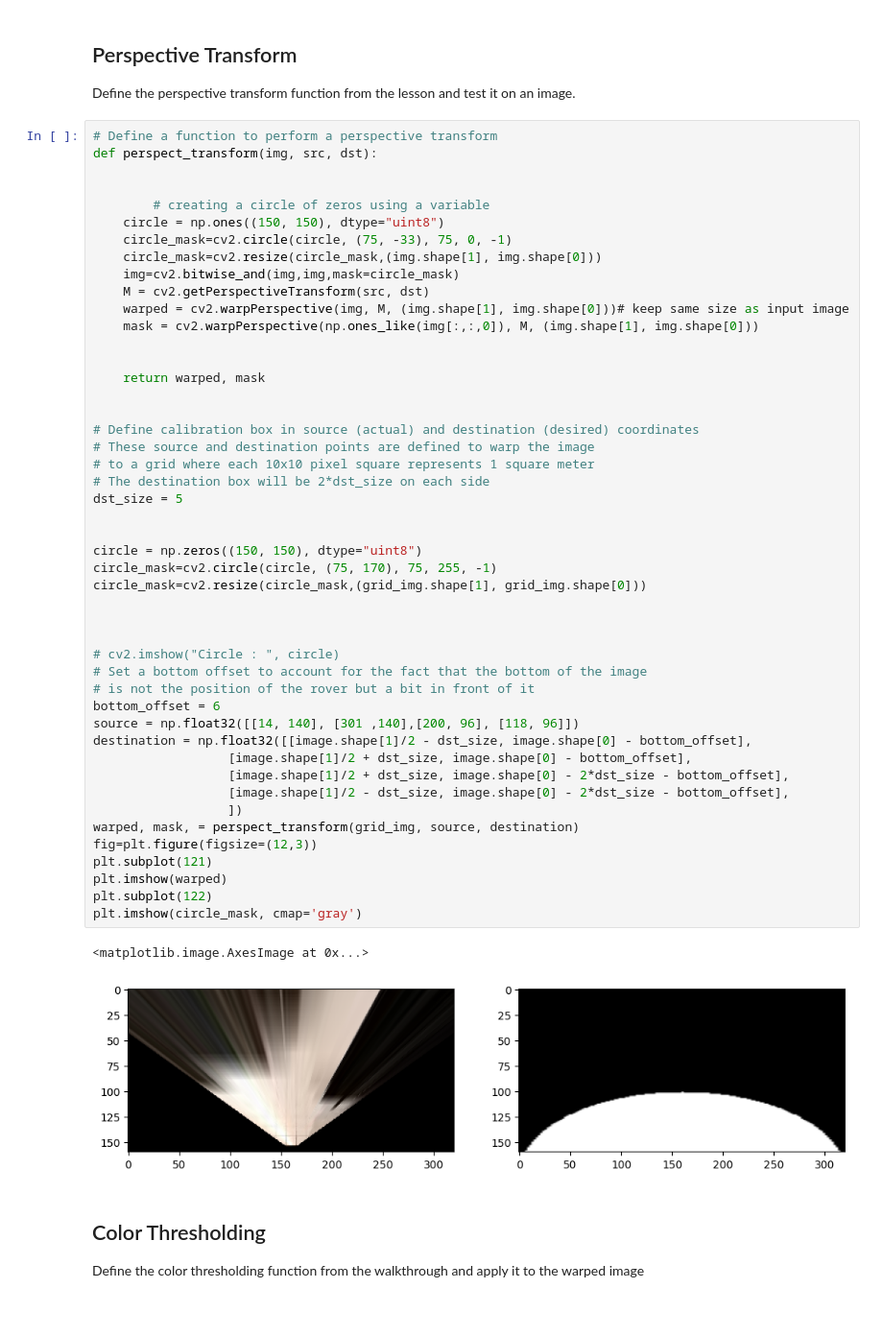
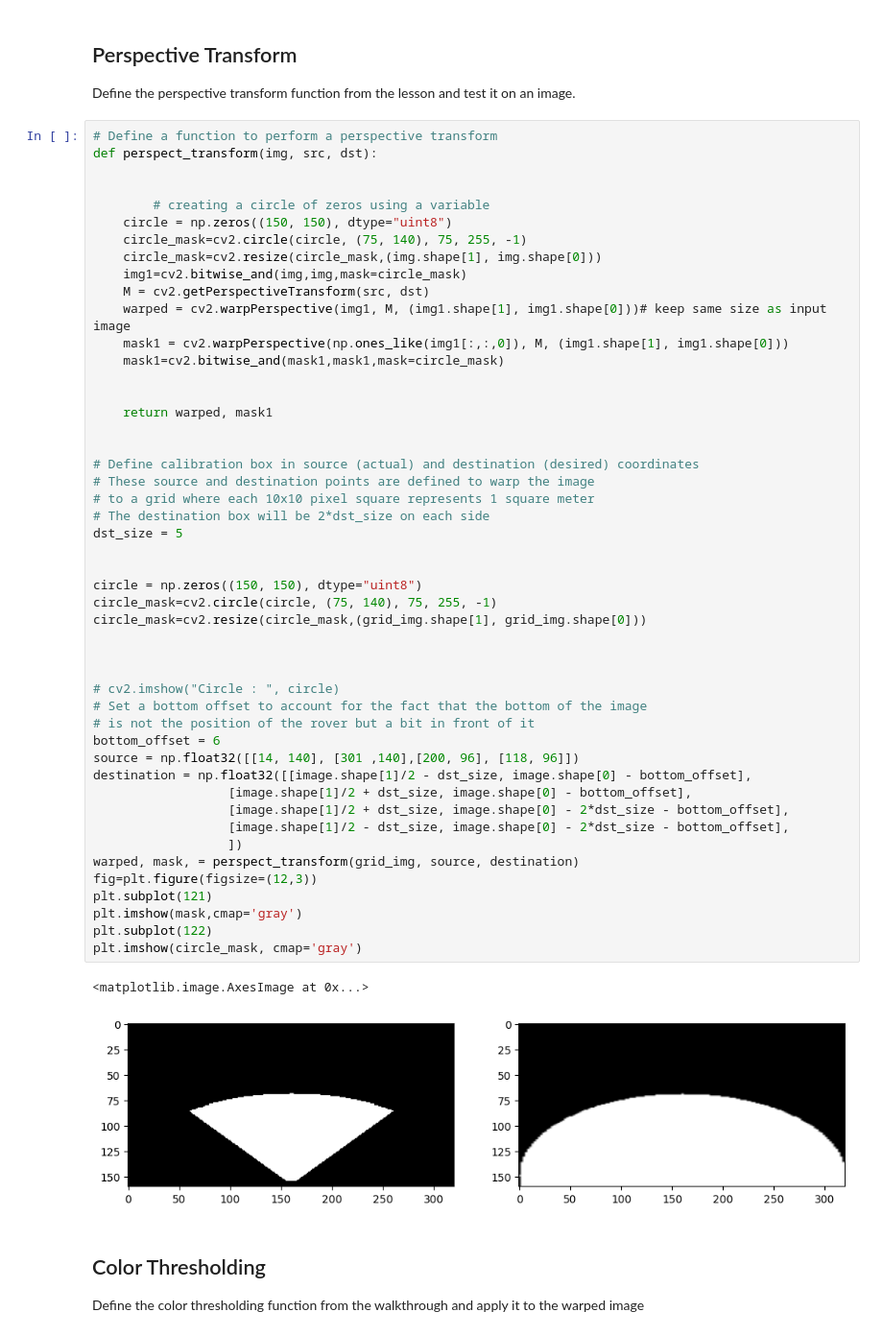
Before and after one commit to M-Abdelmegeed/Mars-Rover-Project, a Jupyter notebook: code/Rover_Project_Notebook.ipynb, the cells around one changed output. Shown at 96% size. Cells and saved outputs as stored; diff of their text form.

```diff
--- a/code/Rover_Project_Notebook.ipynb
+++ b/code/Rover_Project_Notebook.ipynb
@@ -67,16 +67,17 @@ def perspect_transform(img, src, dst):
 
 
         # creating a circle of zeros using a variable
-    circle = np.ones((150, 150), dtype="uint8")
-    circle_mask=cv2.circle(circle, (75, -33), 75, 0, -1)
+    circle = np.zeros((150, 150), dtype="uint8")
+    circle_mask=cv2.circle(circle, (75, 140), 75, 255, -1)
     circle_mask=cv2.resize(circle_mask,(img.shape[1], img.shape[0]))
-    img=cv2.bitwise_and(img,img,mask=circle_mask)
+    img1=cv2.bitwise_and(img,img,mask=circle_mask)
     M = cv2.getPerspectiveTransform(src, dst)
-    warped = cv2.warpPerspective(img, M, (img.shape[1], img.shape[0]))# keep same size as input image
-    mask = cv2.warpPerspective(np.ones_like(img[:,:,0]), M, (img.shape[1], img.shape[0]))
+    warped = cv2.warpPerspective(img1, M, (img1.shape[1], img1.shape[0]))# keep same size as input image
+    mask1 = cv2.warpPerspective(np.ones_like(img1[:,:,0]), M, (img1.shape[1], img1.shape[0]))
+    mask1=cv2.bitwise_and(mask1,mask1,mask=circle_mask)
 
 
-    return warped, mask
+    return warped, mask1
 
 
 # Define calibration box in source (actual) and destination (desired) coordinates
@@ -87,7 +88,7 @@ dst_size = 5
 
 
 circle = np.zeros((150, 150), dtype="uint8")
-circle_mask=cv2.circle(circle, (75, 170), 75, 255, -1)
+circle_mask=cv2.circle(circle, (75, 140), 75, 255, -1)
 circle_mask=cv2.resize(circle_mask,(grid_img.shape[1], grid_img.shape[0]))
 
 
@@ -101,16 +102,16 @@
                   [image.shape[1]/2 + dst_size, image.shape[0] - bottom_offset],
                   [image.shape[1]/2 + dst_size, image.shape[0] - 2*dst_size - bottom_offset],
                   [image.shape[1]/2 - dst_size, image.shape[0] - 2*dst_size - bottom_offset],
                   ])
 warped, mask, = perspect_transform(grid_img, source, destination)
 fig=plt.figure(figsize=(12,3))
 plt.subplot(121)
-plt.imshow(warped)
+plt.imshow(mask,cmap='gray')
 plt.subplot(122)
 plt.imshow(circle_mask, cmap='gray')
 # %% [output]
 <matplotlib.image.AxesImage at 0x...>
-[figure, old version]
+[figure, new version]
 # %% [markdown]
 ## Color Thresholding
 Define the color thresholding function from the walkthrough and apply it to the warped image
```
Also changed, not shown: parts of 2 cells of this notebook, 1 other file.
